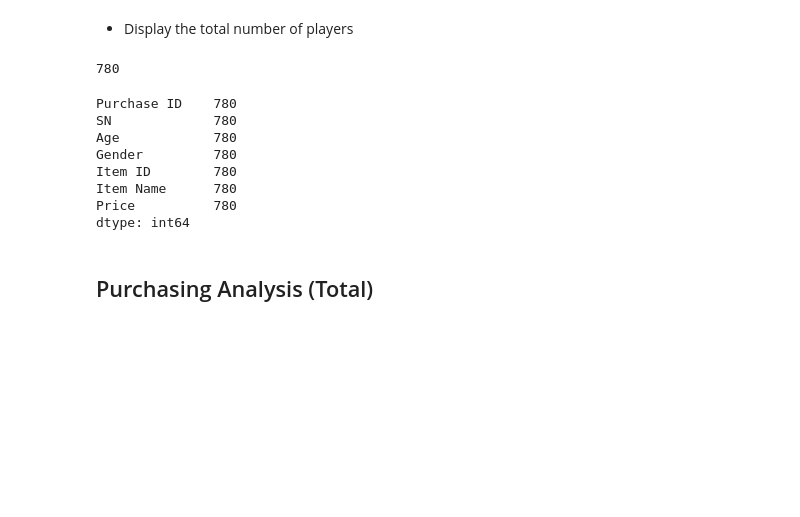
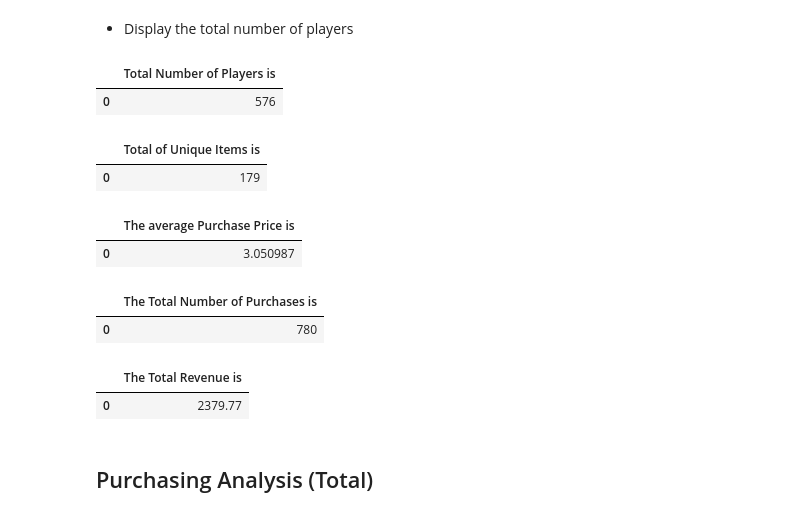
Before and after one commit to borregoma/pandas-challenge, a Jupyter notebook: HeroesOfPymoli/HeroesOfPymoli_starter.ipynb, the cells around one changed output. Cells and saved outputs as stored; diff of their text form; code cells hidden in the pictures; blank space fills up the shorter version.

```diff
--- a/HeroesOfPymoli/HeroesOfPymoli_starter.ipynb
+++ b/HeroesOfPymoli/HeroesOfPymoli_starter.ipynb
@@ -78,32 +73,67 @@ df.head()
 ## Player Count
 # %% [markdown]
 * Display the total number of players
+# %%
+##### Total Number of Players
+
+Initial_Analysis = table_df.loc[:,["SN"]]
+Initial_Analysis.head()
+
+#Removing Duplicates and counting
+Initial_Analysis = Initial_Analysis.drop_duplicates()
+Total_Number_Players = Initial_Analysis.count()[0]
+Total_Number_Players
+
+#Result Presentation
+pd.DataFrame({"Total Number of Players is ": [Total_Number_Players]})
+# %% [output]
+|  | Total Number of Players is |
+| 0 | 576 |
+# %%
+#Getting the Unique_Items
+
+Unique_Items = len(table_df["Item ID"].unique())
+Unique_Items
+
+
+#Result Presentation
+pd.DataFrame({"Total of Unique Items is ": [Unique_Items]})
+# %% [output]
+|  | Total of Unique Items is |
+| 0 | 179 |
+# %%
+##### Average Purchase Price
+
+Average_Price= table_df["Price"].mean()
+Average_Price
+
+#Result Presentation
+pd.DataFrame({"The average Purchase Price is ": [Average_Price]})
+# %% [output]
+|  | The average Purchase Price is |
+| 0 | 3.050987 |
 # %%
-##### Total Number of Players
+##### Total Number of Purchases
 
-table_df["SN"].count()
+Total_Purchases = table_df["Price"].count()
+Total_Purchases
 
-##### Average Purchase Price
-##### Total Number of Purchases
-##### Total Revenue
-#SN= [0]
-#Player_Count = SN.count
+#Result Presentation
+pd.DataFrame({"The Total Number of Purchases is ": [Total_Purchases]})
 # %% [output]
-780
+|  | The Total Number of Purchases is |
+| 0 | 780 |
-# %%
-#Unique_Items
-
-table_df["Item ID"].unique()
-df.count()
-# %% [output]
-Purchase ID    780
-SN             780
-Age            780
-Gender         780
-Item ID        780
-Item Name      780
-Price          780
-dtype: int64
+# %%
+##### Total Revenue
+
+Total_Revenue = table_df["Price"].sum()
+Total_Revenue
+
+#Result Presentation
+pd.DataFrame({"The Total Revenue is ": [Total_Revenue]})
+# %% [output]
+|  | The Total Revenue is |
+| 0 | 2379.77 |
 # %% [markdown]
 ## Purchasing Analysis (Total)
 # %% [markdown]
```
Also changed, not shown: parts of 1 cell of this notebook.
